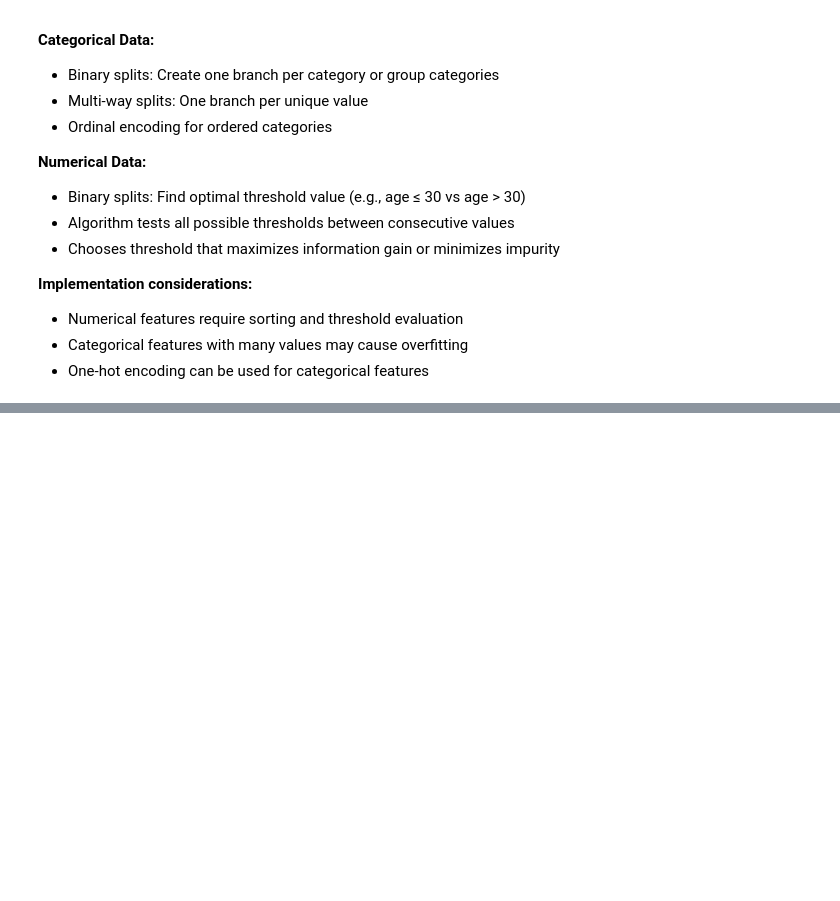
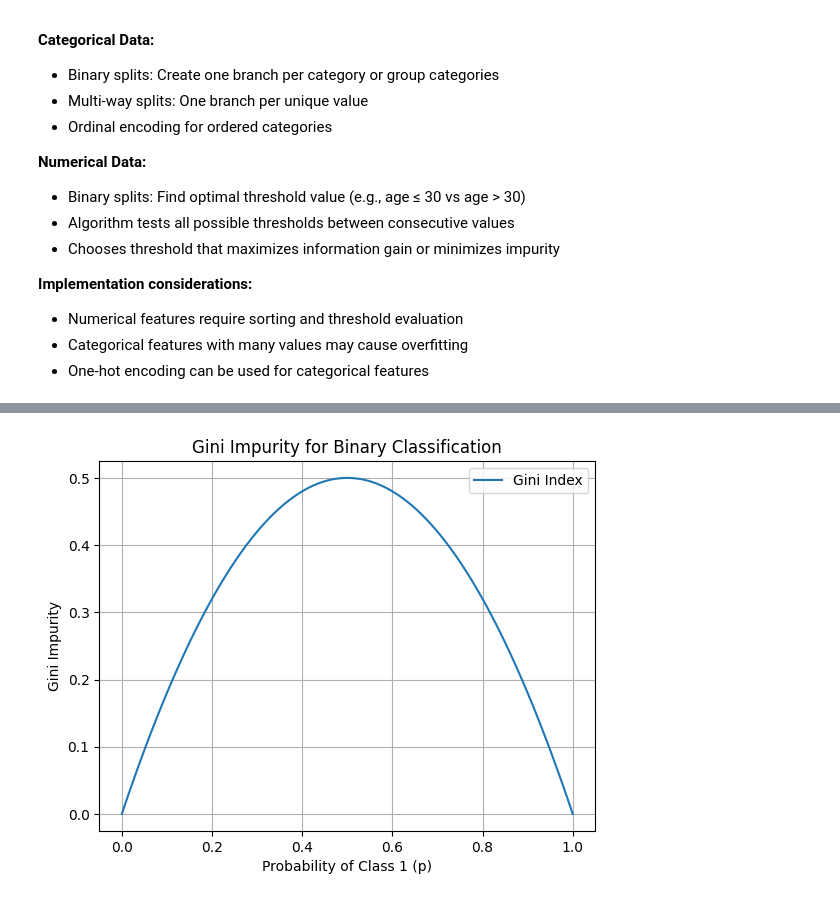
Before and after one commit to fp05107/PW_Skills_Assignments, a Jupyter notebook: Interview/ML/Decision_Tree_Interview.ipynb, the cells around one changed output, grey strips where cells are left out. Cells and saved outputs as stored; diff of their text form; code cells hidden in the pictures; blank space fills up the shorter version.

```diff
--- a/Interview/ML/Decision_Tree_Interview.ipynb
+++ b/Interview/ML/Decision_Tree_Interview.ipynb
@@ -57,0 +97,16 @@ If we have 9 positive and 5 negative examples:
+# %%
+import matplotlib.pyplot as plt
+import numpy as np
+
+p = np.linspace(0, 1, 100)
+gini = 1 - (p**2 + (1-p)**2)
+
+plt.plot(p, gini, label="Gini Index")
+plt.xlabel("Probability of Class 1 (p)")
+plt.ylabel("Gini Impurity")
+plt.title("Gini Impurity for Binary Classification")
+plt.legend()
+plt.grid(True)
+plt.show()
+# %% [output]
+[figure, added]
```
Also changed, not shown: parts of 13 cells of this notebook, 2 other files.
